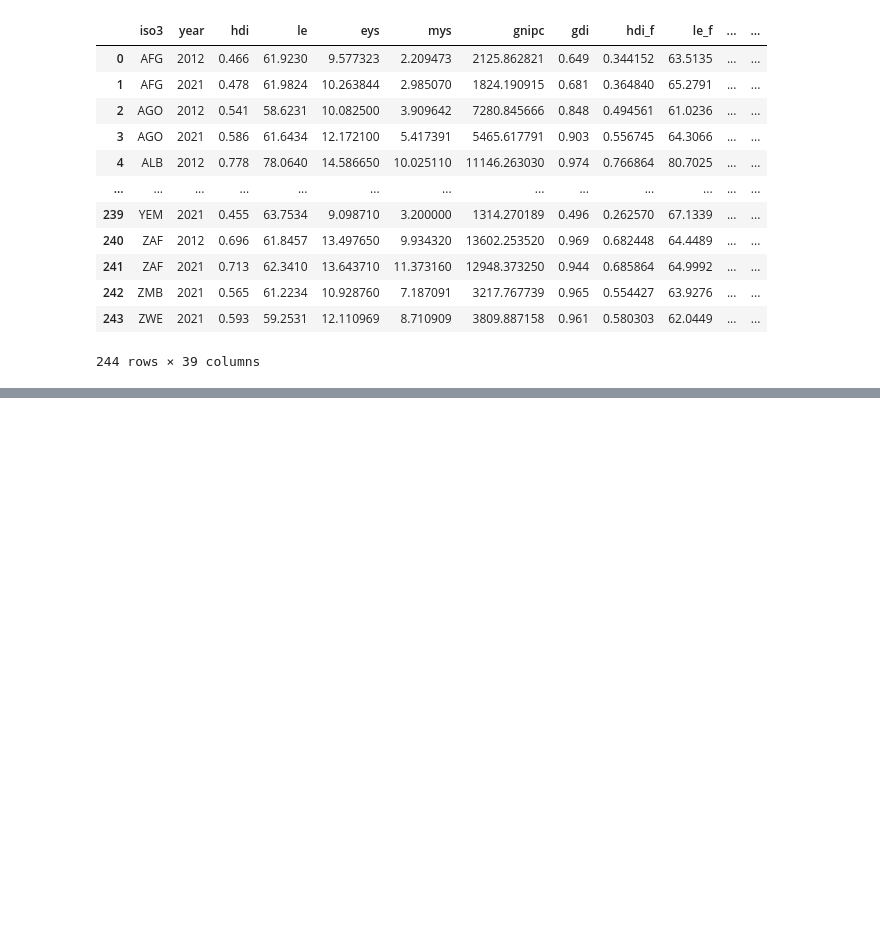
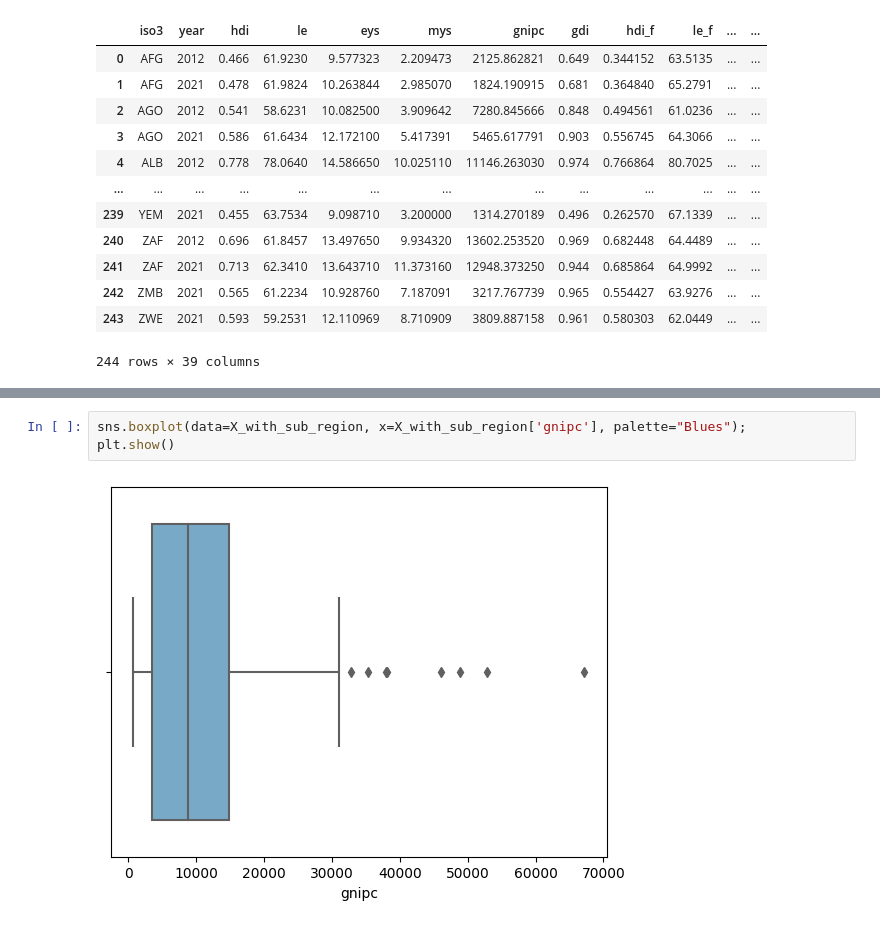
Before and after one commit to HITW-lewagon/HITW, a Jupyter notebook: raw_data.ipynb, the cells around one changed output, grey strips where cells are left out. Cells and saved outputs as stored; diff of their text form; blank space fills up the shorter version.

```diff
--- a/raw_data.ipynb
+++ b/raw_data.ipynb
@@ -207,0 +235,5 @@ X_with_sub_region
+# %%
+sns.boxplot(data=X_with_sub_region, x=X_with_sub_region['gnipc'], palette="Blues");
+plt.show()
+# %% [output]
+[figure, added]
```
Also changed, not shown: parts of 19 cells of this notebook.
